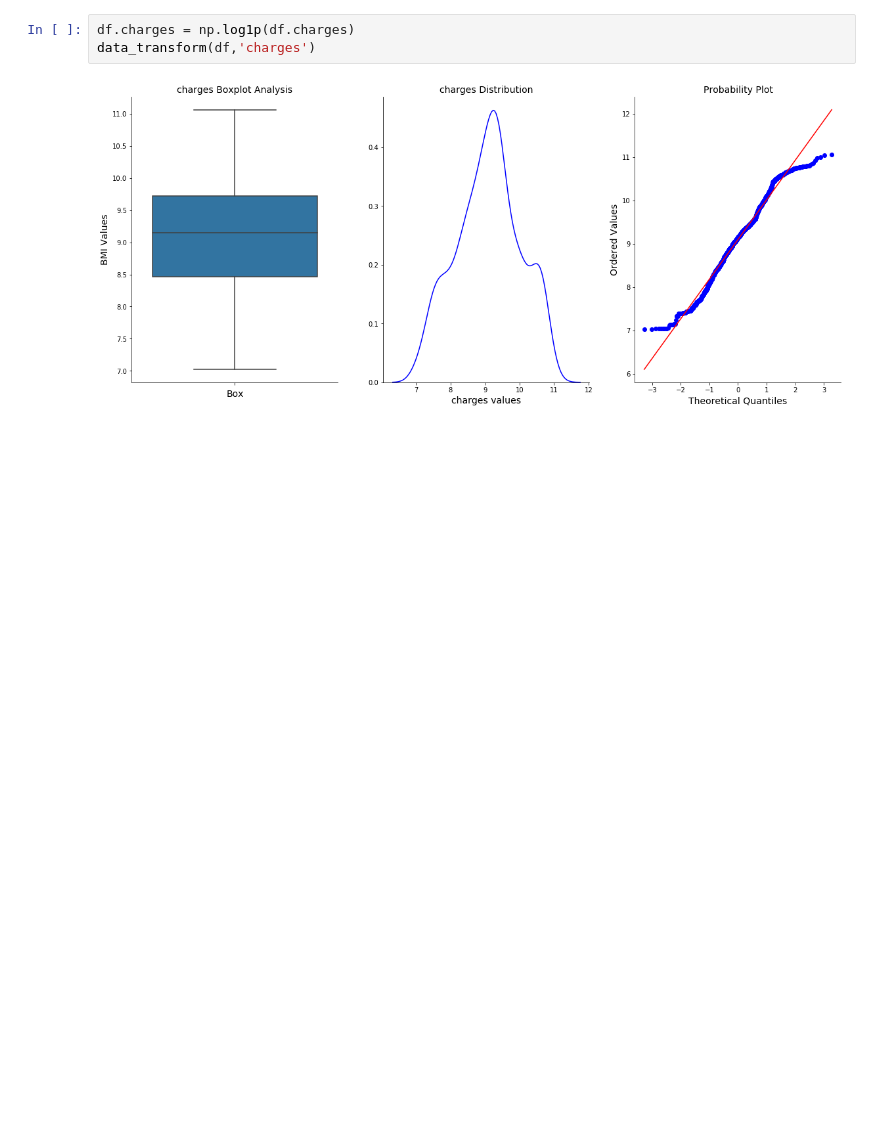
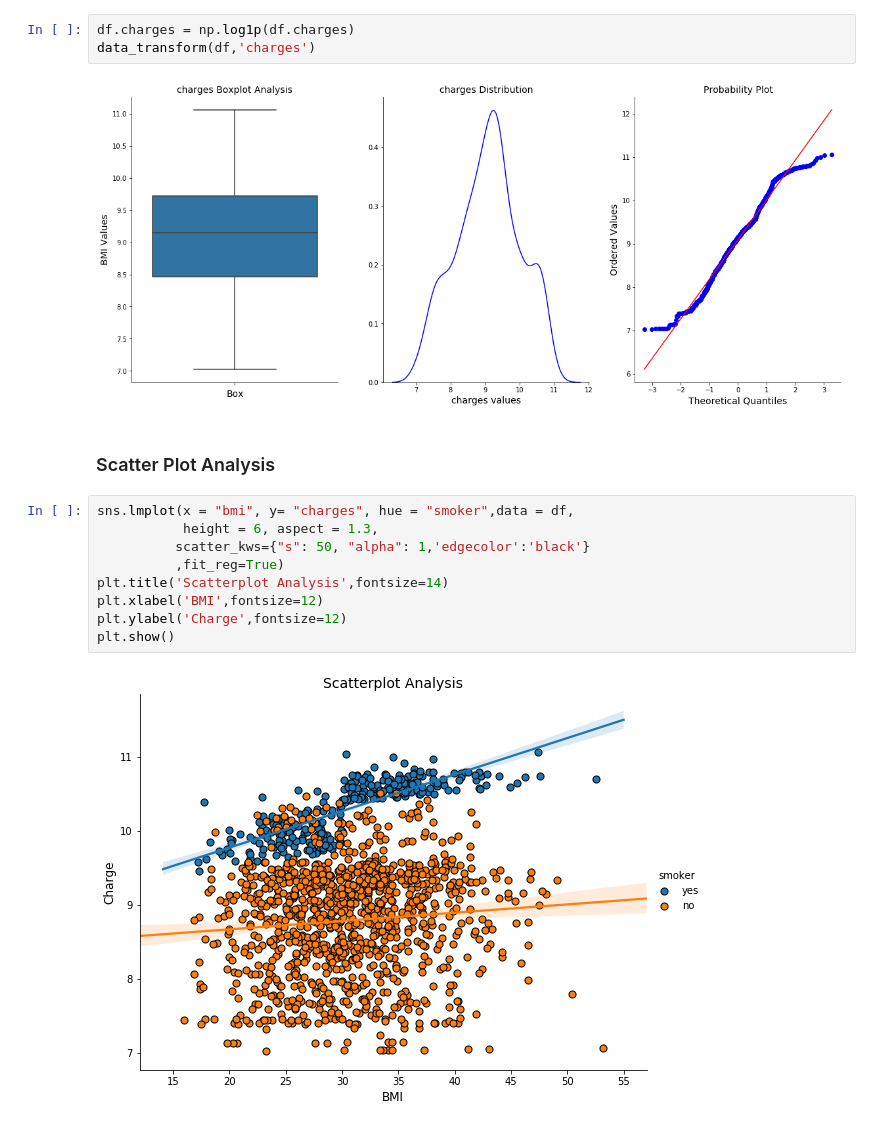
Before and after one commit to gowthamkatari/Medical_cost_dataset, a Jupyter notebook: medical_cost.ipynb, the cells around one changed output. Drawn from its saved outputs; the diff is of its cells as text; blank space fills up the shorter version.

Commit message:
smoker analysis

```diff
--- a/medical_cost.ipynb
+++ b/medical_cost.ipynb
@@ -185,3 +191,16 @@ df.charges = np.log1p(df.charges)
 data_transform(df,'charges')
 # %% [output]
 [figure]
+# %% [markdown]
+### Scatter Plot Analysis
+# %%
+sns.lmplot(x = "bmi", y= "charges", hue = "smoker",data = df,
+           height = 6, aspect = 1.3,
+          scatter_kws={"s": 50, "alpha": 1,'edgecolor':'black'}
+          ,fit_reg=True)
+plt.title('Scatterplot Analysis',fontsize=14)
+plt.xlabel('BMI',fontsize=12)
+plt.ylabel('Charge',fontsize=12)
+plt.show()
+# %% [output]
+[figure, added]
```
Also changed, not shown: parts of 29 cells of this notebook.
